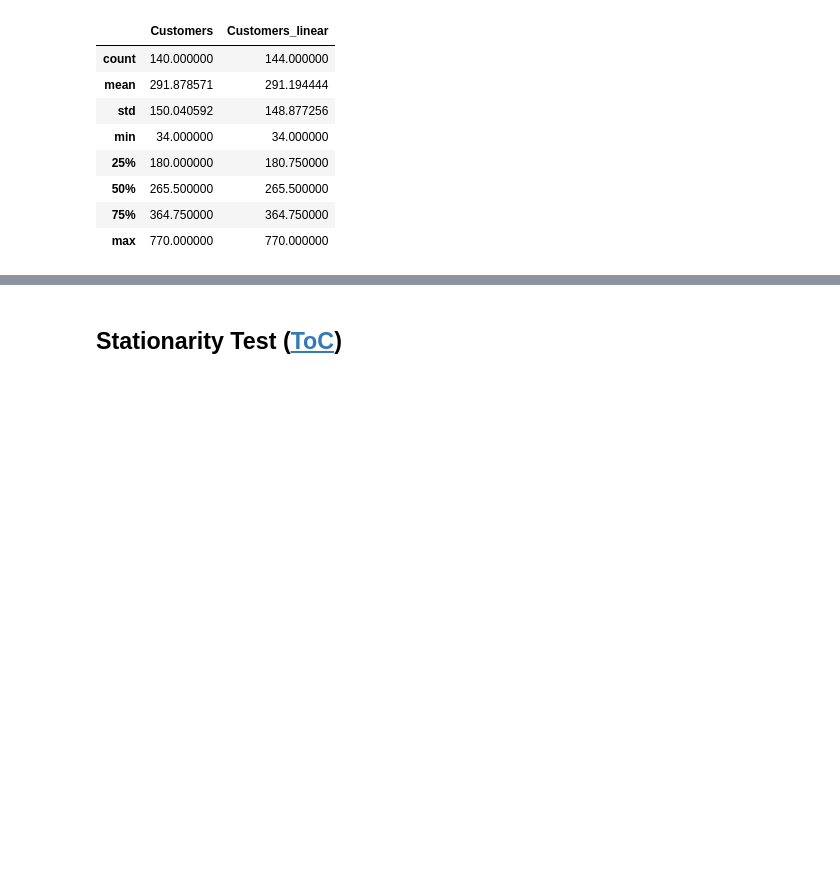
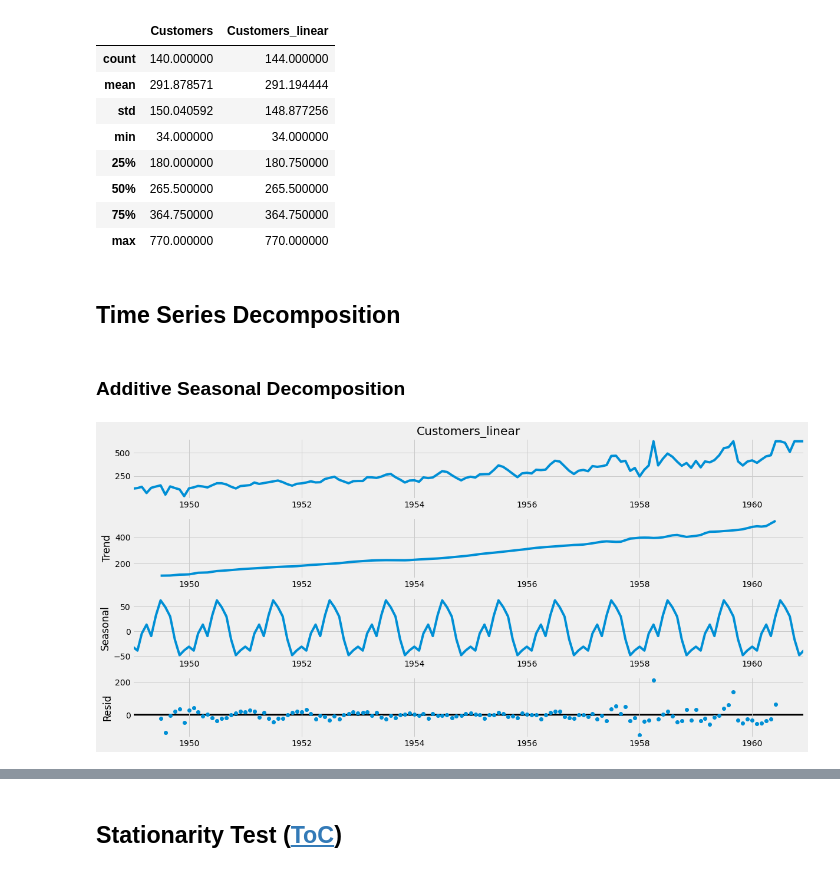
Before and after one commit to fardinafdideh/Machine-Learning-A-to-Z-using-Python, a Jupyter notebook: machine-learning-a-to-z.ipynb, the cells around one changed output, grey strips where cells are left out. Cells and saved outputs as stored; diff of their text form; code cells hidden in the pictures; blank space fills up the shorter version.

Commit message:
TS models

```diff
--- a/machine-learning-a-to-z.ipynb
+++ b/machine-learning-a-to-z.ipynb
@@ -77,3 +77,5 @@ data.describe()
 | 50% | 265.500000 | 265.500000 |
 | 75% | 364.750000 | 364.750000 |
 | max | 770.000000 | 770.000000 |
+# %% [markdown]
+## Time Series Decomposition
@@ -79,0 +84,11 @@ data.describe()
+# %% [markdown]
+### Additive Seasonal Decomposition
+# %%
+plt.rcParams['figure.figsize'] = (17,8)
+
+decomposition = sm.tsa.seasonal_decompose(data['Customers_linear'], model='additive')
+decomposition.plot()
+
+plt.show()
+# %% [output]
+[figure, added]
```
Also changed, not shown: parts of 58 cells of this notebook.
